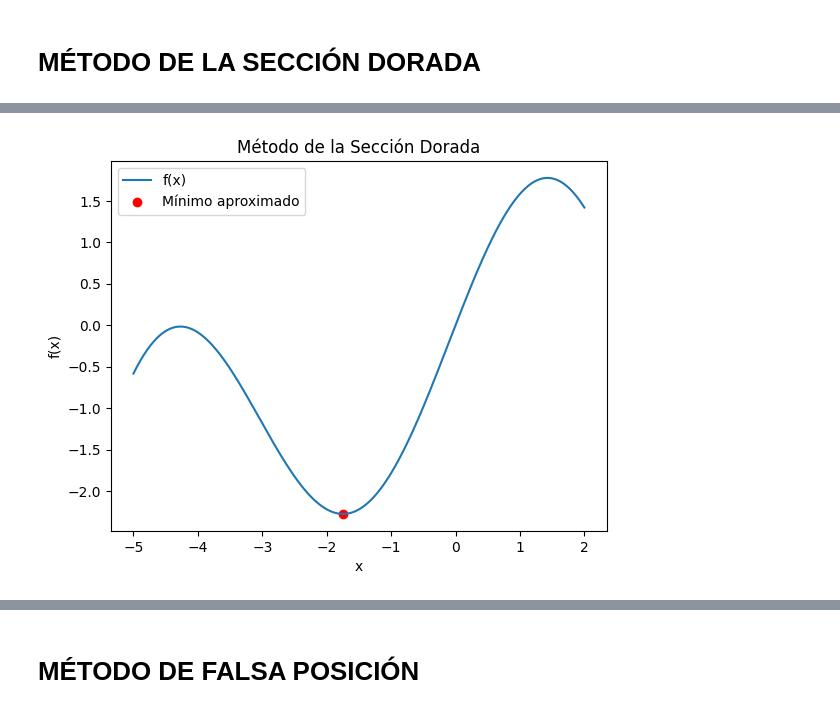
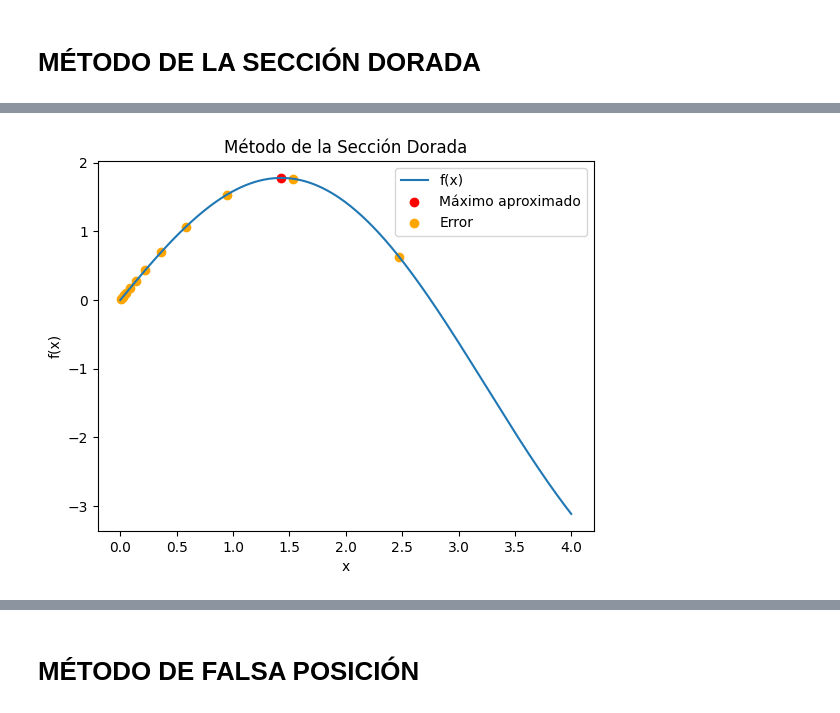
Before and after one commit to danielapavas/Optimizacion, a Jupyter notebook: Metodo_de_bisección.ipynb, the cells around one changed output, grey strips where cells are left out. Drawn from its saved outputs; the diff is of its cells as text; code cells hidden in the pictures.

```diff
--- a/Metodo_de_bisección.ipynb
+++ b/Metodo_de_bisección.ipynb
@@ -209,45 +192,68 @@ Iteración  x0         x1         x2         x3         f(x3)           Error
 # %% [markdown]
 # **MÉTODO DE LA SECCIÓN DORADA**
 # %%
-def seccionDorada(funcion, a, b, tolerancia, maximo):
-    phi = (1 + np.sqrt(5)) / 2
+def seccionDorada(funcion, xl, xu, tolerancia, maximo):
+    phi = (1 + (5 ** 0.5)) / 2  # Valor de la razón áurea
+
+    listaError = []
+    valores_xl = []
+    valores_xu = []
+    valores_x1 = []
+    valores_x2 = []
+    valores_maXimo_X = []
+    valores_funcion = []
+
+    def f(x):
+        return funcion(x)
 
     for i in range(maximo):
-        x1 = b - (b - a) / phi
-        x2 = a + (b - a) / phi
+        d = (phi - 1) * (xu - xl)
+        x1 = xl + d
+        x2 = xu - d
 
-        if funcion(x1) < funcion(x2):
-            b = x2
+        if f(x2) > f(x1):  #Para hallar el minimo intercambiamos
+            xu = x1
         else:
-            a = x1
+            xl = x2
+        error = abs(xu - xl)
+        listaError.append(error)
+        valores_xl.append(xl)
+        valores_xu.append(xu)
+        valores_x1.append(x1)
+        valores_x2.append(x2)
+        maXimo_X = (xl + xu) / 2
+        valores_maXimo_X.append(maXimo_X)
+        valores_funcion.append(f(maXimo_X))
 
-        if abs(b - a) < tolerancia:
+        if error < tolerancia:
             break
 
-    minimo_X = (a + b) / 2
-    minimoValor = funcion(minimo_X)
+    maximoValor = f(maXimo_X)
 
-    return minimo_X, minimoValor
+    return maXimo_X, maximoValor, listaError, valores_xl, valores_xu, valores_x1, valores_x2, valores_maXimo_X, valores_funcion
 
 # Función de ejemplo
-def ejemplo(x):
-    return 2*np.sin(x)-(x**2)/10
+def f(x):
+    return 2 * np.sin(x) - (x ** 2) / 10
 
-a = -5.0
-b = 2.0
-tolerancia = 1e-6
+xl = 0
+xu = 4
+tolerancia = 0.01
 maximo = 100
 
-minimo_X, minimoValor = seccionDorada(ejemplo, a, b, tolerancia, maximo)
-print("Mínimo aproximado en x:", minimo_X)
-print("Valor mínimo:", minimoValor)
+maXimo_X, maximoValor, listaError, valores_xl, valores_xu, valores_x1, valores_x2, valores_maXimo_X, valores_funcion = seccionDorada(f, xl, xu, tolerancia, maximo)
+
+print("Máximo aproximado en x:", maXimo_X)
+print("Valor máximo:", maximoValor)
 
 # Crear gráfica
-x_valor = np.linspace(a, b, 400)
-y_valor = ejemplo(x_valor)
+x_valor = np.linspace(xl, xu, 400)
+y_valor = f(x_valor)
 
 plt.plot(x_valor, y_valor, label='f(x)')
-plt.scatter(minimo_X, minimoValor, color='red', label='Mínimo aproximado')
+plt.scatter(maXimo_X, maximoValor, color='red', label='Máximo aproximado')
+plt.scatter(listaError, [f(x) for x in listaError], color='orange', label='Error')
+
 plt.xlabel('x')
 plt.ylabel('f(x)')
 plt.legend()
@@ -255,11 +261,11 @@ plt.title('Método de la Sección Dorada')
 plt.show()
 
 # Crear tabla de datos
-error = np.abs(minimoValor - y_valor)
 print("\nTabla de datos:")
-print("+------------------+----------------------+----------------------+---------------------+----------------------+")
-print("| Iteración        | a                    | b                    | Mínimo aproximado   | Error                |")
-print("+------------------+----------------------+----------------------+----------------------+---------------------+")
-print(f"| {'Final':^16} | {a:^20.8f} | {b:^20.8f} | {minimo_X:^20.8f} | {'N/A':^20} |")
-print("+------------------+----------------------+----------------------+----------------------+---------------------+")
+print("+------------------+----------------------+----------------------+----------------------+----------------------+----------------------+----------------------+")
+print("| Iteración        | xl                    | xu                    | x1                    | x2                    | Máximo aproximado   | Error                |")
+print("+------------------+----------------------+----------------------+----------------------+----------------------+----------------------+----------------------+")
+for i in range(len(valores_xl)):
+    print(f"| {i+1:^16} | {valores_xl[i]:^20.8f} | {valores_xu[i]:^20.8f} | {valores_x1[i]:^20.8f} | {valores_x2[i]:^20.8f} | {valores_maXimo_X[i]:^20.8f} | {listaError[i]:^20.8f} |")
+print("+------------------+----------------------+----------------------+----------------------+----------------------+----------------------+----------------------+")
 # %% [output]
@@ -268,2 +274,2 @@ Valor mínimo: -2.274233810556349
-[figure, old version]
+[figure, new version]
 Tabla de datos:
```
Also changed, not shown: parts of 6 cells of this notebook.
